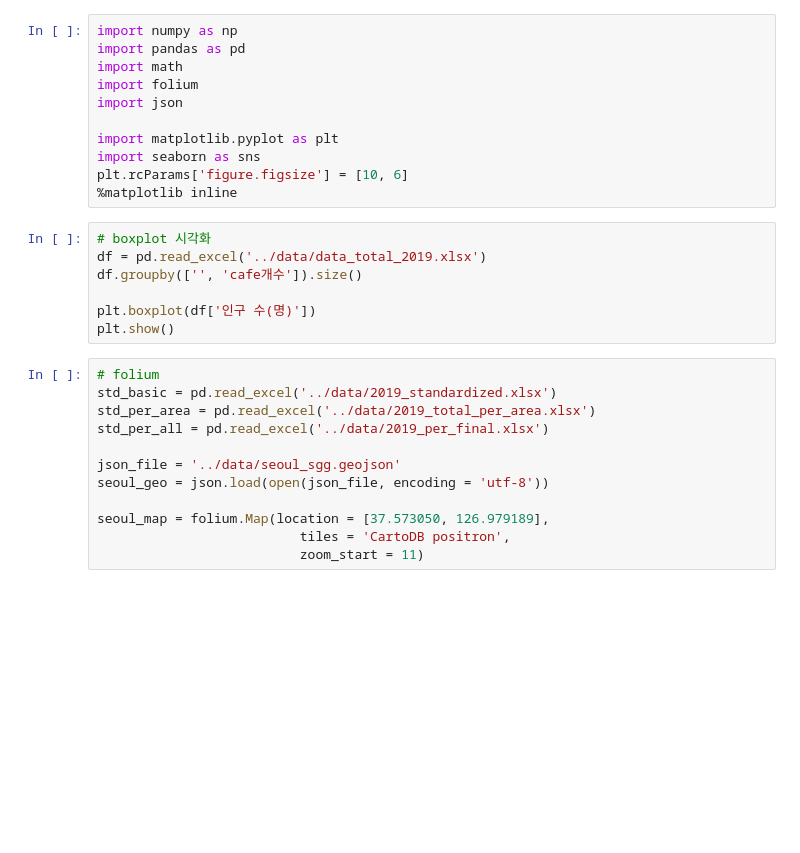
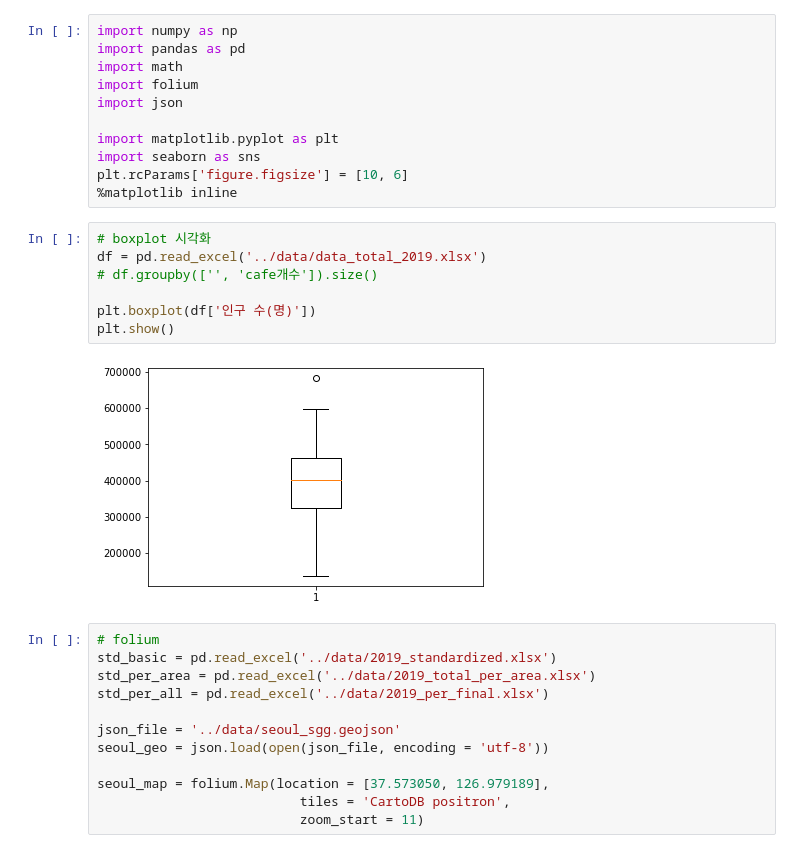
Before and after one commit to LiJell/Crime_Project, a Jupyter notebook: visualization_code.ipynb, the cells around one changed output. Cells and saved outputs as stored; diff of their text form; blank space fills up the shorter version.

```diff
--- a/visualization_code.ipynb
+++ b/visualization_code.ipynb
@@ -12,10 +12,12 @@ plt.rcParams['figure.figsize'] = [10, 6]
 # %%
 # boxplot 시각화
 df = pd.read_excel('../data/data_total_2019.xlsx')
-df.groupby(['', 'cafe개수']).size()
+# df.groupby(['', 'cafe개수']).size()
 
 plt.boxplot(df['인구 수(명)'])
 plt.show()
+# %% [output]
+[figure, added]
 # %%
 # folium
 std_basic = pd.read_excel('../data/2019_standardized.xlsx')
```
Also changed, not shown: 2 other files.
